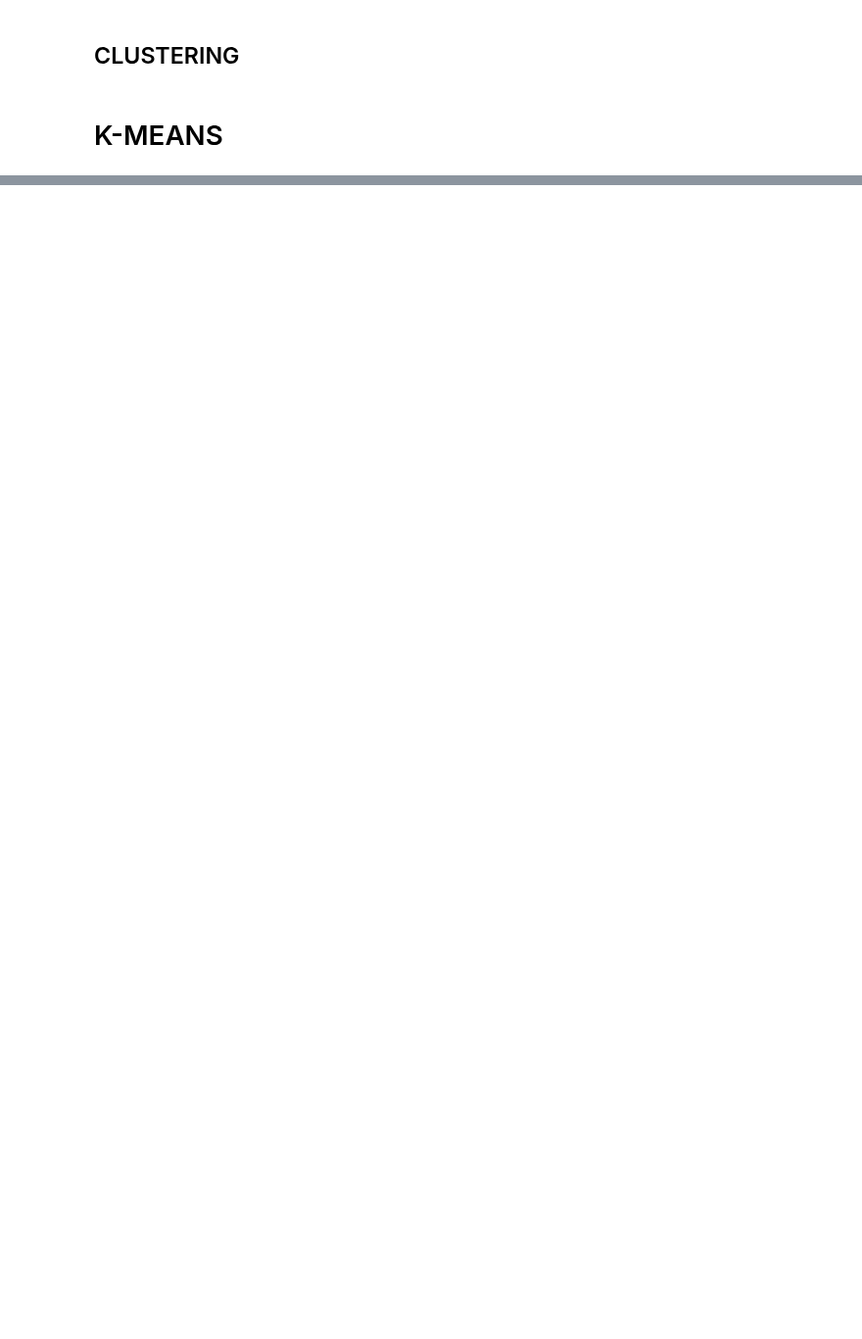
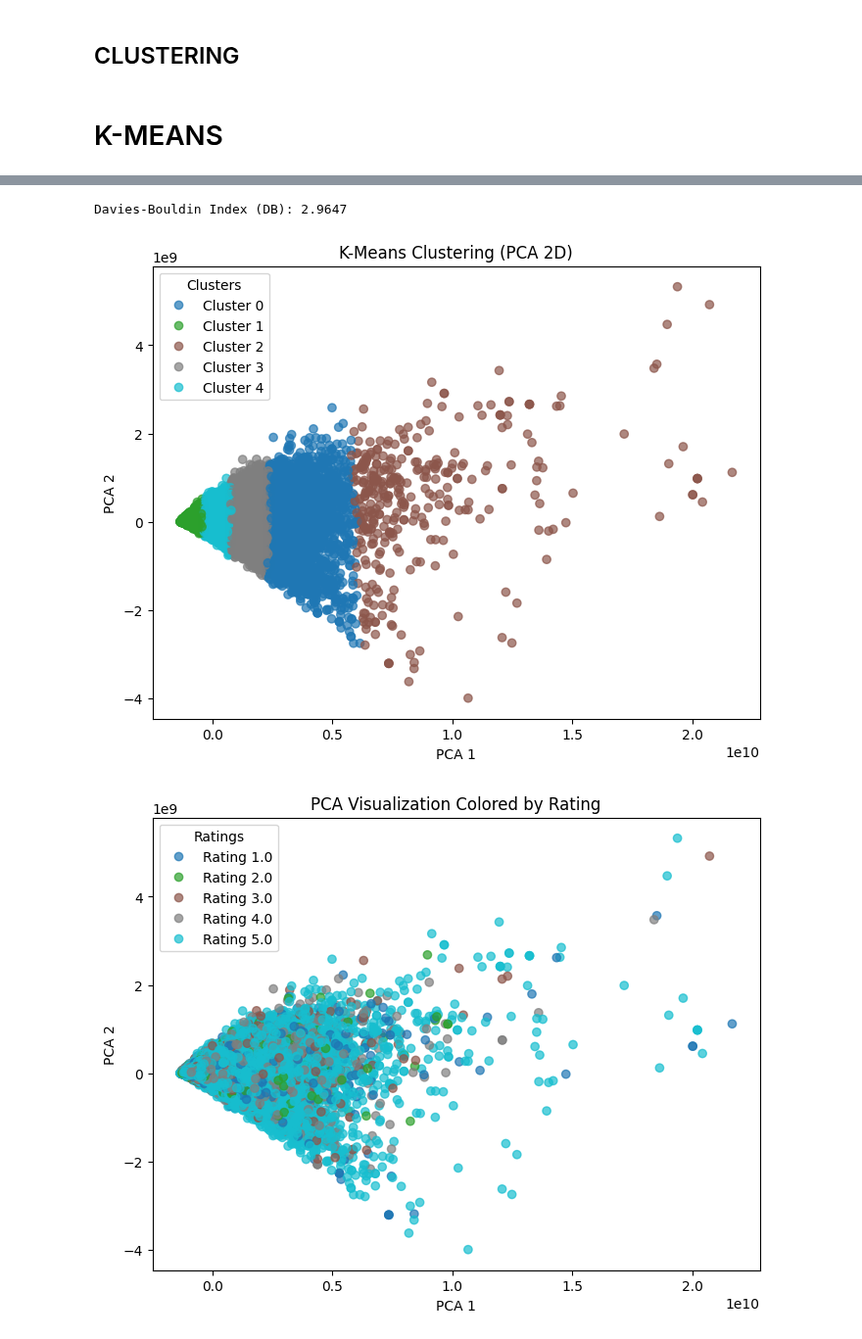
Before and after one commit to tanjapock/AmazonReview, a Jupyter notebook: Minhashing_cluster_sara.ipynb, the cells around one changed output, grey strips where cells are left out. Shown at 98% size. Cells and saved outputs as stored; diff of their text form; code cells hidden in the pictures; blank space fills up the shorter version.

Commit message:
cluster

```diff
--- a/Minhashing_cluster_sara.ipynb
+++ b/Minhashing_cluster_sara.ipynb
@@ -83,22 +62,0 @@ clusters = dbscan.fit_predict(X_pca)
-# %%
-#DB-SCAN
-# --- 1. Prepare data ---
-# Assuming df['signature'] contains lists or arrays of length 100
-X = np.array(df['signature'].tolist())
-
-# --- 2. Estimate a good eps using the k-distance plot ---
-min_points = 20
-neighbors = NearestNeighbors(n_neighbors=min_samples)
-neighbors_fit = neighbors.fit(X)
-distances, indices = neighbors_fit.kneighbors(X)
-
-# Sort distances for the k-distance graph
-distances = np.sort(distances[:, -1])
-
-plt.figure(figsize=(8,5))
-plt.plot(distances)
-plt.title("k-distance graph (use the 'elbow' to choose eps)")
-plt.xlabel("Points sorted by distance")
-plt.ylabel(f"{min_samples}-NN distance")
-plt.grid(True)
-plt.show()
@@ -114,25 +65,50 @@ Dbscan_clusters = dbscan.fit_predict(X)
+# %%
+clusters=Kmeans_clusters+1  # shift to make clusters start at 1
 # %%
 #EVALUATION using DAVIES-BOULDIN INDEX
-from sklearn.metrics import davies_bouldin_score
-# --- 3. Evaluate with Davies-Bouldin Index ---
-db = davies_bouldin_score(X, clusters)
-print(f"Davies-Bouldin Index (DB): {db:.4f}")
+def DB(X, clusters):
+    db = davies_bouldin_score(X, clusters)
+    return db
+
+#Evaluate K-Means
+db_Kmeans = DB(X, Kmeans_clusters)
+print(f"Davies-Bouldin Index (DB): {db_Kmeans:.4f}")
+# %% [output]
+Davies-Bouldin Index (DB): 2.9647
 # %%
 #PLOT IN 2D and COLOR by clusters
 # PCA to 2D
 pca = PCA(n_components=2)
-X_pca = pca.fit_transform(X)
+X2 = pca.fit_transform(X)
 
 # Plot with legend
 plt.figure(figsize=(8,6))
-scatter = plt.scatter(X_pca[:, 0], X_pca[:, 1],
+scatter = plt.scatter(X2[:, 0], X2[:, 1],
                       c=clusters, cmap='tab10', alpha=0.7)
 
 # Add legend with cluster IDs
 handles, labels = scatter.legend_elements()
 plt.legend(handles, [f"Cluster {i}" for i in range(5)], title="Clusters")
 
 plt.title("K-Means Clustering (PCA 2D)")
 plt.xlabel("PCA 1")
 plt.ylabel("PCA 2")
 plt.show()
+
+#PLOT IN 2D and COLOR by ratings
+# Plot colored by rating
+plt.figure(figsize=(8,6))
+scatter = plt.scatter(X2[:, 0], X2[:, 1],
+                      c=y, cmap='tab10', alpha=0.7)
+
+# Add legend for unique ratings
+handles, labels = scatter.legend_elements()
+plt.legend(handles, [f"Rating {r}" for r in np.unique(y)], title="Ratings")
+
+plt.title("PCA Visualization Colored by Rating")
+plt.xlabel("PCA 1")
+plt.ylabel("PCA 2")
+plt.show()
+# %% [output]
+[figure, added]
+[figure, added]
```
Also changed, not shown: parts of 32 cells of this notebook.
